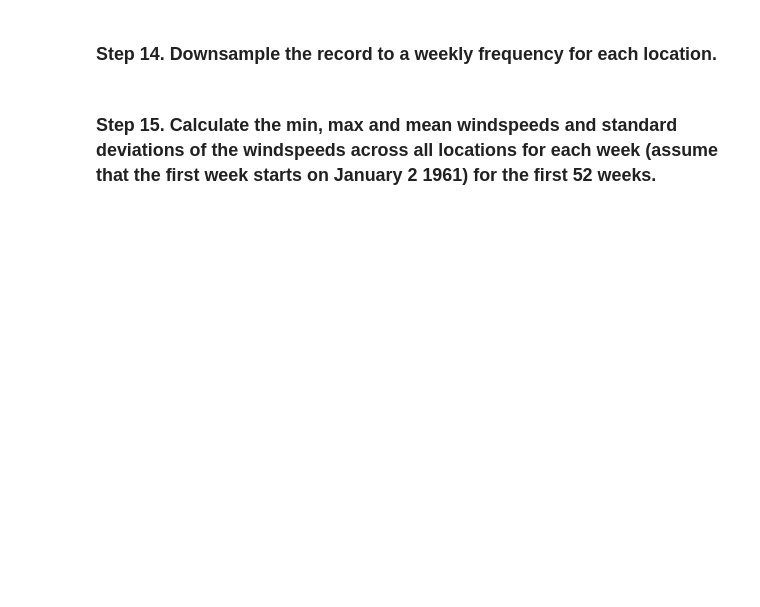
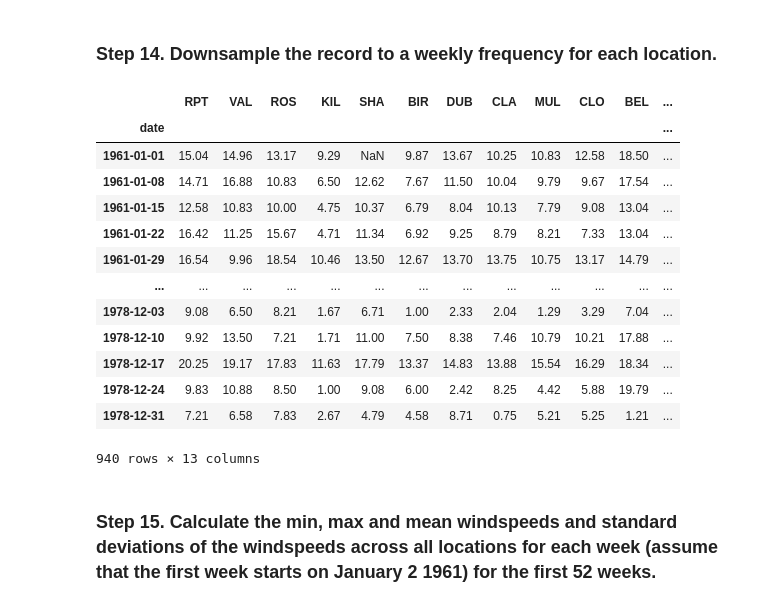
Before and after one commit to ratul-sraj/pandas_excercises, a Jupyter notebook: 06_Stats/Wind_Stats/Exercises.ipynb, the cells around one changed output. Drawn from its saved outputs; the diff is of its cells as text; code cells hidden in the pictures; blank space fills up the shorter version.

```diff
--- a/06_Stats/Wind_Stats/Exercises.ipynb
+++ b/06_Stats/Wind_Stats/Exercises.ipynb
@@ -185,4 +269,22 @@ data.iloc[:,3:]
 # %% [markdown]
 ### Step 14. Downsample the record to a weekly frequency for each location.
+# %%
+one_per_week = data.resample("W").first()
+one_per_week
+# %% [output]
+|  | RPT | VAL | ROS | KIL | SHA | BIR | DUB | CLA | MUL | CLO | BEL | ... |
+| date |  |  |  |  |  |  |  |  |  |  |  | ... |
+| 1961-01-01 | 15.04 | 14.96 | 13.17 | 9.29 | NaN | 9.87 | 13.67 | 10.25 | 10.83 | 12.58 | 18.50 | ... |
+| 1961-01-08 | 14.71 | 16.88 | 10.83 | 6.50 | 12.62 | 7.67 | 11.50 | 10.04 | 9.79 | 9.67 | 17.54 | ... |
+| 1961-01-15 | 12.58 | 10.83 | 10.00 | 4.75 | 10.37 | 6.79 | 8.04 | 10.13 | 7.79 | 9.08 | 13.04 | ... |
+| 1961-01-22 | 16.42 | 11.25 | 15.67 | 4.71 | 11.34 | 6.92 | 9.25 | 8.79 | 8.21 | 7.33 | 13.04 | ... |
+| 1961-01-29 | 16.54 | 9.96 | 18.54 | 10.46 | 13.50 | 12.67 | 13.70 | 13.75 | 10.75 | 13.17 | 14.79 | ... |
+| ... | ... | ... | ... | ... | ... | ... | ... | ... | ... | ... | ... | ... |
+| 1978-12-03 | 9.08 | 6.50 | 8.21 | 1.67 | 6.71 | 1.00 | 2.33 | 2.04 | 1.29 | 3.29 | 7.04 | ... |
+| 1978-12-10 | 9.92 | 13.50 | 7.21 | 1.71 | 11.00 | 7.50 | 8.38 | 7.46 | 10.79 | 10.21 | 17.88 | ... |
+| 1978-12-17 | 20.25 | 19.17 | 17.83 | 11.63 | 17.79 | 13.37 | 14.83 | 13.88 | 15.54 | 16.29 | 18.34 | ... |
+| 1978-12-24 | 9.83 | 10.88 | 8.50 | 1.00 | 9.08 | 6.00 | 2.42 | 8.25 | 4.42 | 5.88 | 19.79 | ... |
+| 1978-12-31 | 7.21 | 6.58 | 7.83 | 2.67 | 4.79 | 4.58 | 8.71 | 0.75 | 5.21 | 5.25 | 1.21 | ... |
+940 rows × 13 columns
 # %% [markdown]
 ### Step 15. Calculate the min, max and mean windspeeds and standard deviations of the windspeeds across all locations for each week (assume that the first week starts on January 2 1961) for the first 52 weeks.
```
Also changed, not shown: parts of 11 cells of this notebook, 3 other files.
